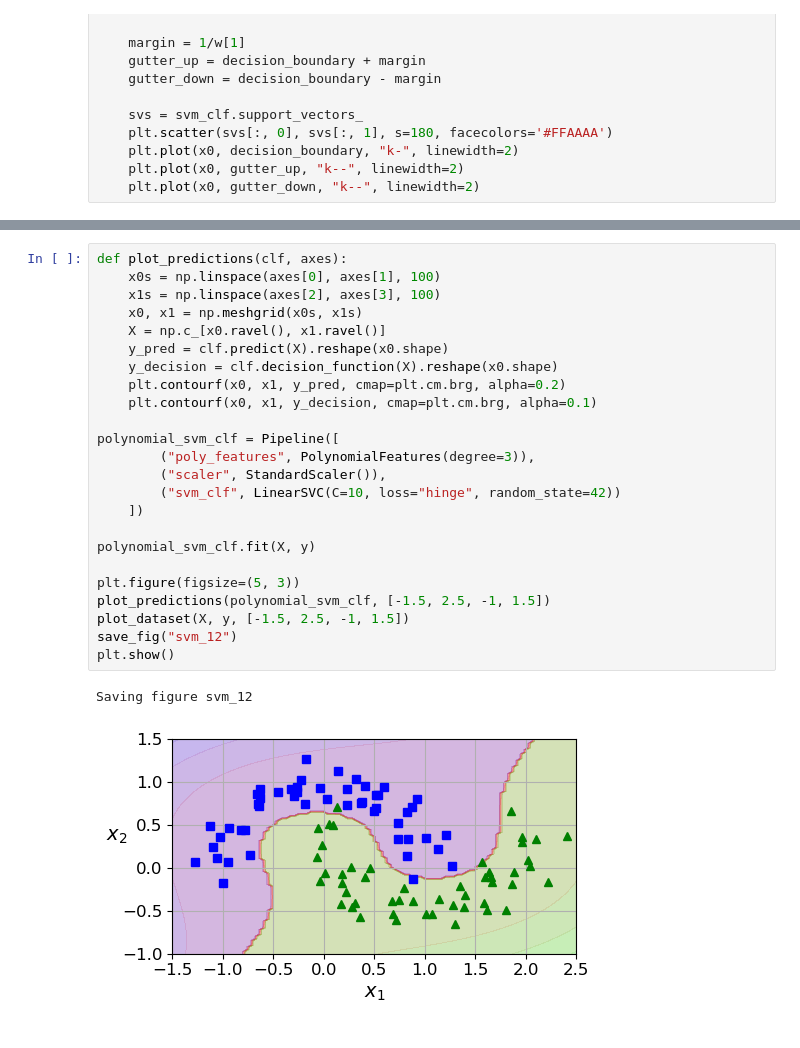
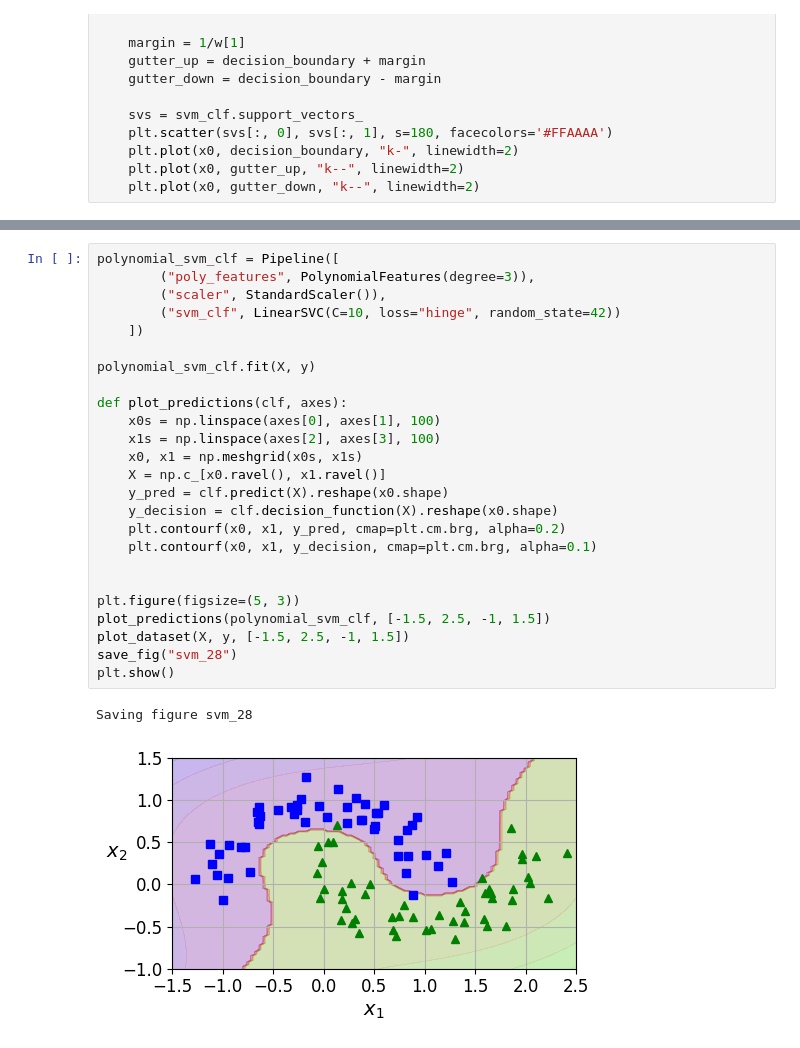
Before and after one commit to basictask/Elemzesmodszertan, a Jupyter notebook: 6_svm/doc/images/6_svm.ipynb, the cells around one changed output, grey strips where cells are left out. Saved outputs shown, nothing was run; the diff lists cells and outputs as text.

```diff
--- a/6_svm/doc/images/6_svm.ipynb
+++ b/6_svm/doc/images/6_svm.ipynb
@@ -310,28 +313,29 @@ Saving figure svm_11
 # %%
+polynomial_svm_clf = Pipeline([
+        ("poly_features", PolynomialFeatures(degree=3)),
+        ("scaler", StandardScaler()),
+        ("svm_clf", LinearSVC(C=10, loss="hinge", random_state=42))
+    ])
+
+polynomial_svm_clf.fit(X, y)
+
 def plot_predictions(clf, axes):
     x0s = np.linspace(axes[0], axes[1], 100)
     x1s = np.linspace(axes[2], axes[3], 100)
     x0, x1 = np.meshgrid(x0s, x1s)
     X = np.c_[x0.ravel(), x1.ravel()]
     y_pred = clf.predict(X).reshape(x0.shape)
     y_decision = clf.decision_function(X).reshape(x0.shape)
     plt.contourf(x0, x1, y_pred, cmap=plt.cm.brg, alpha=0.2)
     plt.contourf(x0, x1, y_decision, cmap=plt.cm.brg, alpha=0.1)
 
-polynomial_svm_clf = Pipeline([
-        ("poly_features", PolynomialFeatures(degree=3)),
-        ("scaler", StandardScaler()),
-        ("svm_clf", LinearSVC(C=10, loss="hinge", random_state=42))
-    ])
-
-polynomial_svm_clf.fit(X, y)
 
 plt.figure(figsize=(5, 3))
 plot_predictions(polynomial_svm_clf, [-1.5, 2.5, -1, 1.5])
 plot_dataset(X, y, [-1.5, 2.5, -1, 1.5])
-save_fig("svm_12")
+save_fig("svm_28")
 plt.show()
 # %% [output]
-Saving figure svm_12
+Saving figure svm_28
-[figure, old version]
+[figure, new version]
 # %%
```
Also changed, not shown: parts of 14 cells of this notebook, 30 other files.
